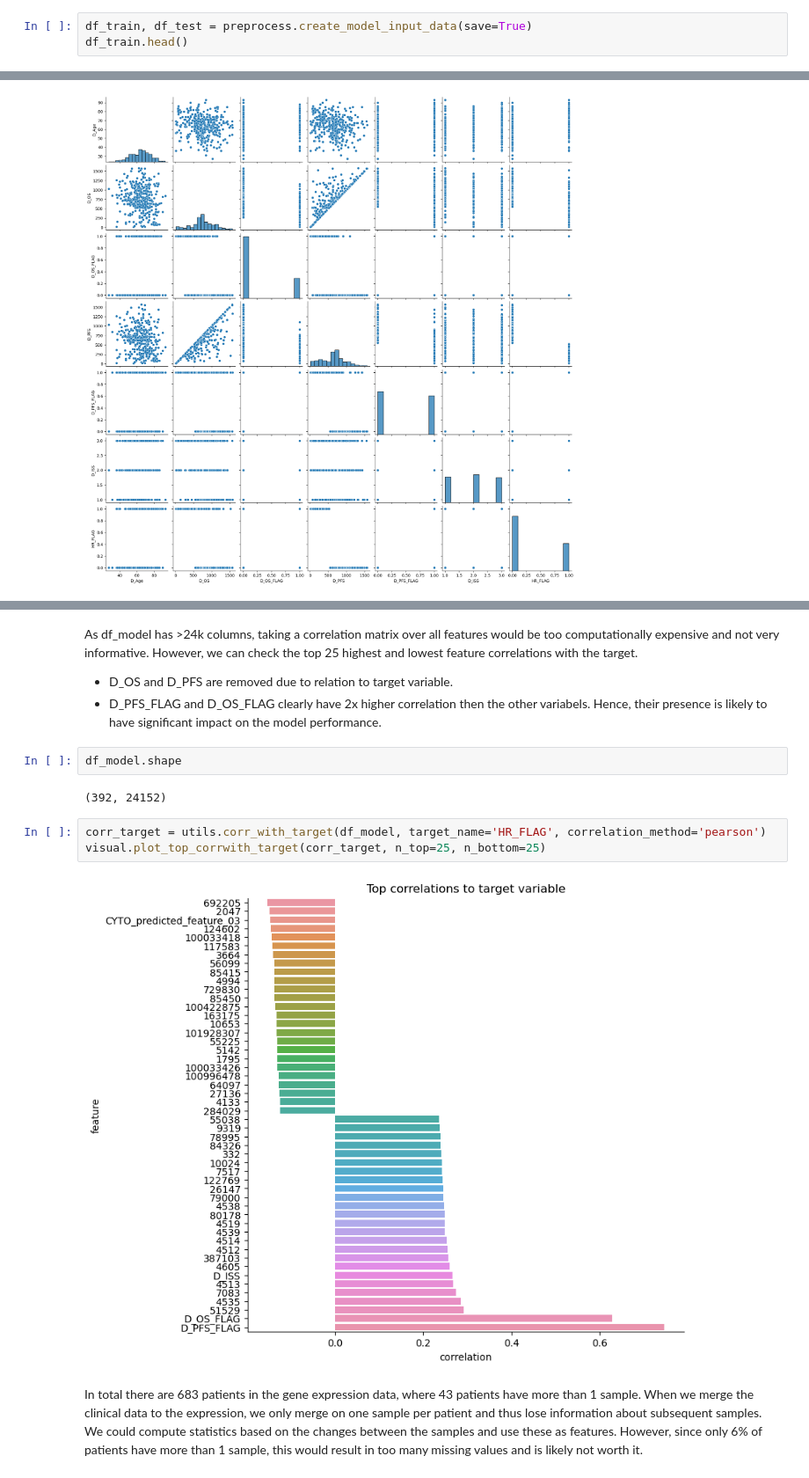
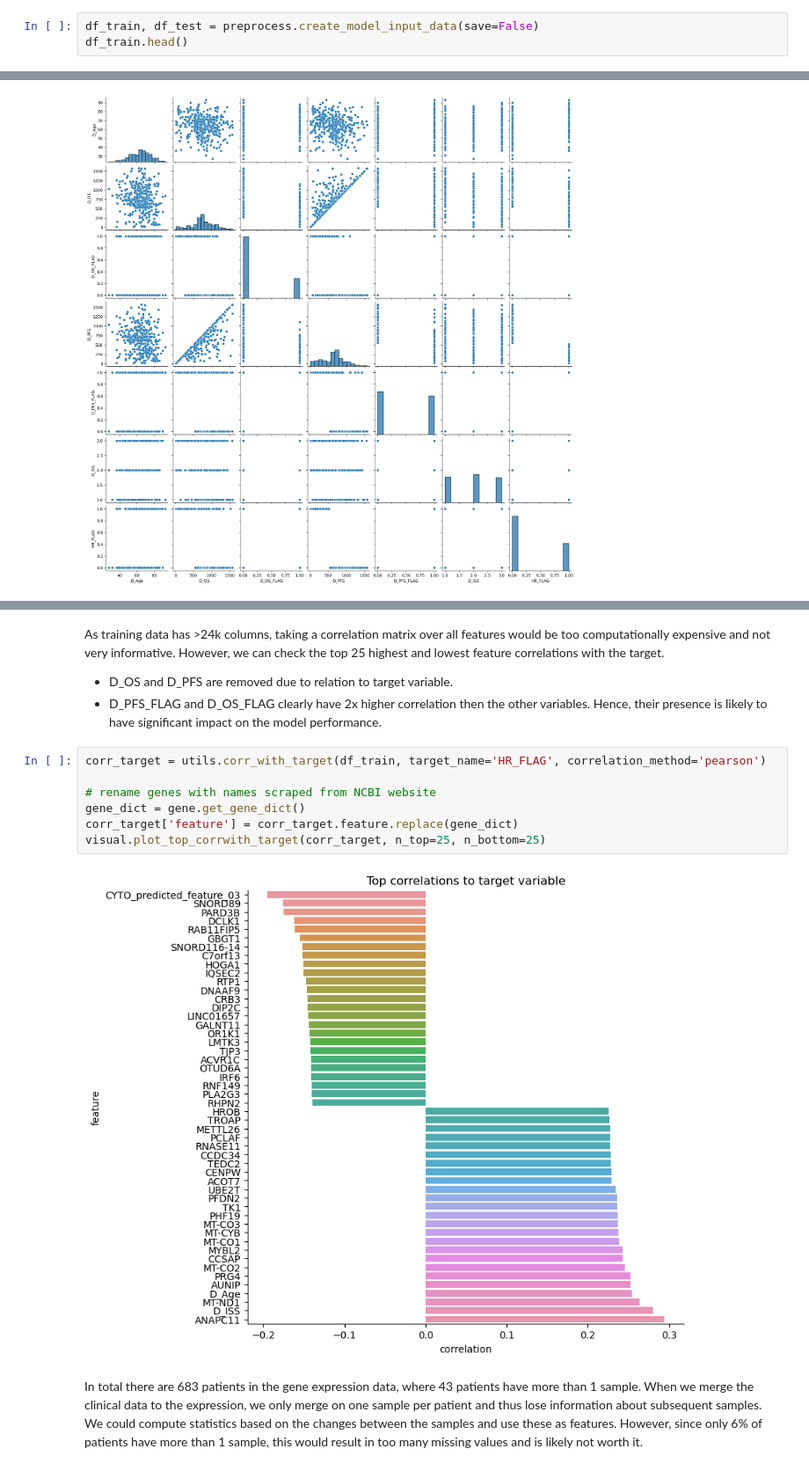
Before and after one commit to daanknoors/mm_highrisk, a Jupyter notebook: notebooks/000_exploratory_data_analysis.ipynb, the cells around one changed output, grey strips where cells are left out. Shown at 88% size. Drawn from its saved outputs; the diff is of its cells as text.

```diff
--- a/notebooks/000_exploratory_data_analysis.ipynb
+++ b/notebooks/000_exploratory_data_analysis.ipynb
@@ -142,6 +142,6 @@ df_tra:
 - preprocesses and merges df_clinical and df_expression and remove redundant features
 - splits data in train and test and saves data to data/preprocessing
 # %%
-df_train, df_test = preprocess.create_model_input_data(save=True)
+df_train, df_test = preprocess.create_model_input_data(save=False)
 df_train.head()
 # %% [output]
@@ -257,16 +289,16 @@ sns.heatmap(corr_clinical, cmap=sns.diverging_palette(230, 20, as_cmap=True), an
 # %% [markdown]
-As df_model has >24k columns, taking a correlation matrix over all features would be too computationally expensive and not very informative. However, we can check the top 25 highest and lowest feature correlations with the target.
+As training data has >24k columns, taking a correlation matrix over all features would be too computationally expensive and not very informative. However, we can check the top 25 highest and lowest feature correlations with the target.
 - D_OS and D_PFS are removed due to relation to target variable.
-- D_PFS_FLAG and D_OS_FLAG clearly have 2x higher correlation then the other variabels. Hence, their presence is likely to have significant impact on the model performance.
+- D_PFS_FLAG and D_OS_FLAG clearly have 2x higher correlation then the other variables. Hence, their presence is likely to have significant impact on the model performance.
-# %%
-df_model.shape
-# %% [output]
-(392, 24152)
 # %%
-corr_target = utils.corr_with_target(df_model, target_name='HR_FLAG', correlation_method='pearson')
+corr_target = utils.corr_with_target(df_train, target_name='HR_FLAG', correlation_method='pearson')
+
+# rename genes with names scraped from NCBI website
+gene_dict = gene.get_gene_dict()
+corr_target['feature'] = corr_target.feature.replace(gene_dict)
 visual.plot_top_corrwith_target(corr_target, n_top=25, n_bottom=25)
 # %% [output]
-[figure, old version]
+[figure, new version]
 # %% [markdown]
 In total there are 683 patients in the gene expression data, where 43 patients have more than 1 sample. When we merge the clinical data to the expression, we only merge on one sample per patient and thus lose information about subsequent samples. We could compute statistics based on the changes between the samples and use these as features. However, since only 6% of patients have more than 1 sample, this would result in too many missing values and is likely not worth it.
 # %%
```
Also changed, not shown: parts of 23 cells of this notebook, 9 other files.
